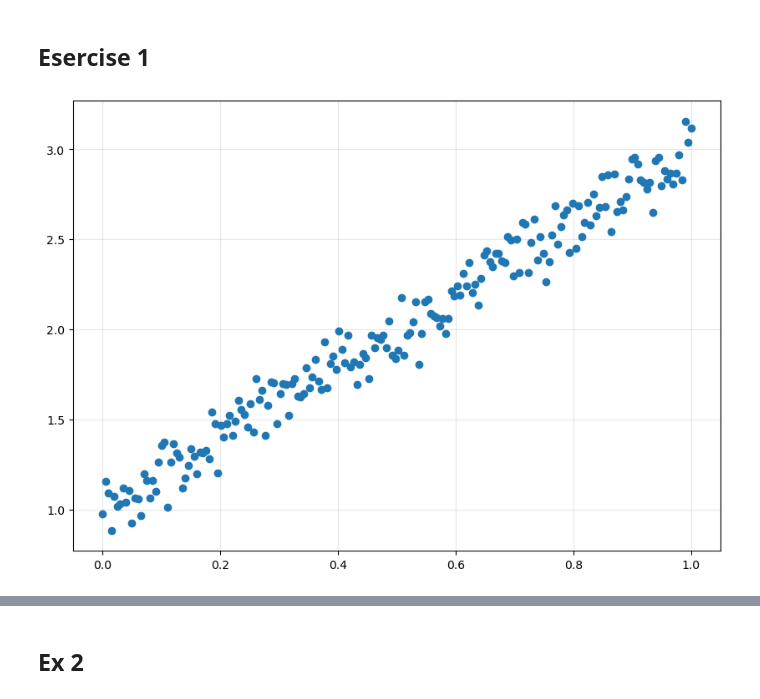
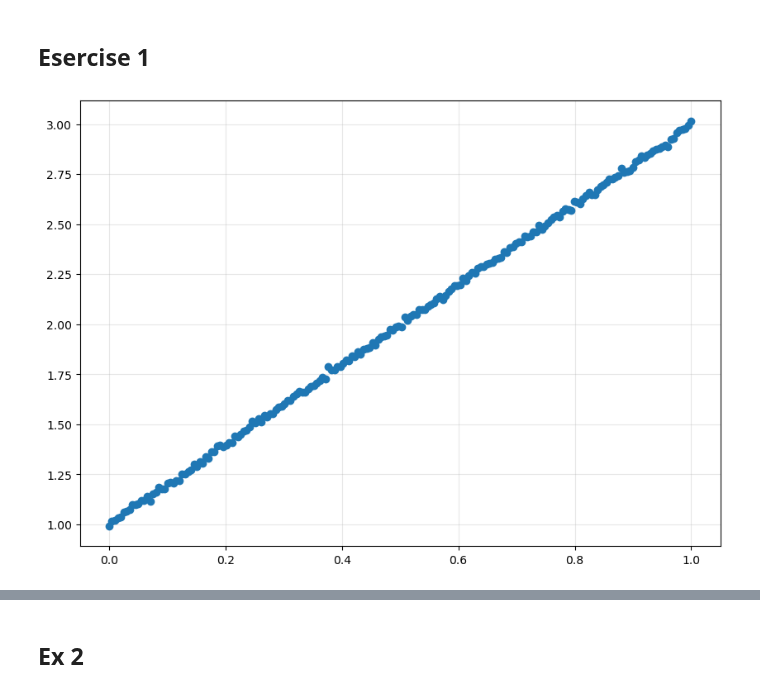
Before and after one commit to SonOfGillas/Satistical_and_Mathematical_Methods_for_machine_learning, a Jupyter notebook: homework/homework-2.ipynb, the cells around one changed output, grey strips where cells are left out. Saved outputs shown, nothing was run; the diff lists cells and outputs as text; code cells hidden in the pictures.

```diff
--- a/homework/homework-2.ipynb
+++ b/homework/homework-2.ipynb
@@ -3,19 +3,19 @@
 # %%
 import numpy as np
 import matplotlib.pyplot as plt
 import pandas as pd
 
 N = 200
 X = np.linspace(0, 1, N) # equivalent to i/N
-Y = 2 * X + 1 + np.random.normal(0, 0.1, size=X.shape)
+Y = 2 * X + 1 + np.random.normal(0, 0.01, size=X.shape)
 
 # Visualize it
 plt.figure(figsize=(10, 7))
 plt.plot(X, Y, 'o')
 plt.grid(alpha=0.3)
 plt.show()
 # %% [output]
-[figure, old version]
+[figure, new version]
 # %%
 def l(Theta, X, Y):
     return np.mean(np.square(Theta[0] + Theta[1]*X - Y))
```
Also changed, not shown: parts of 14 cells of this notebook, 1 other file.
